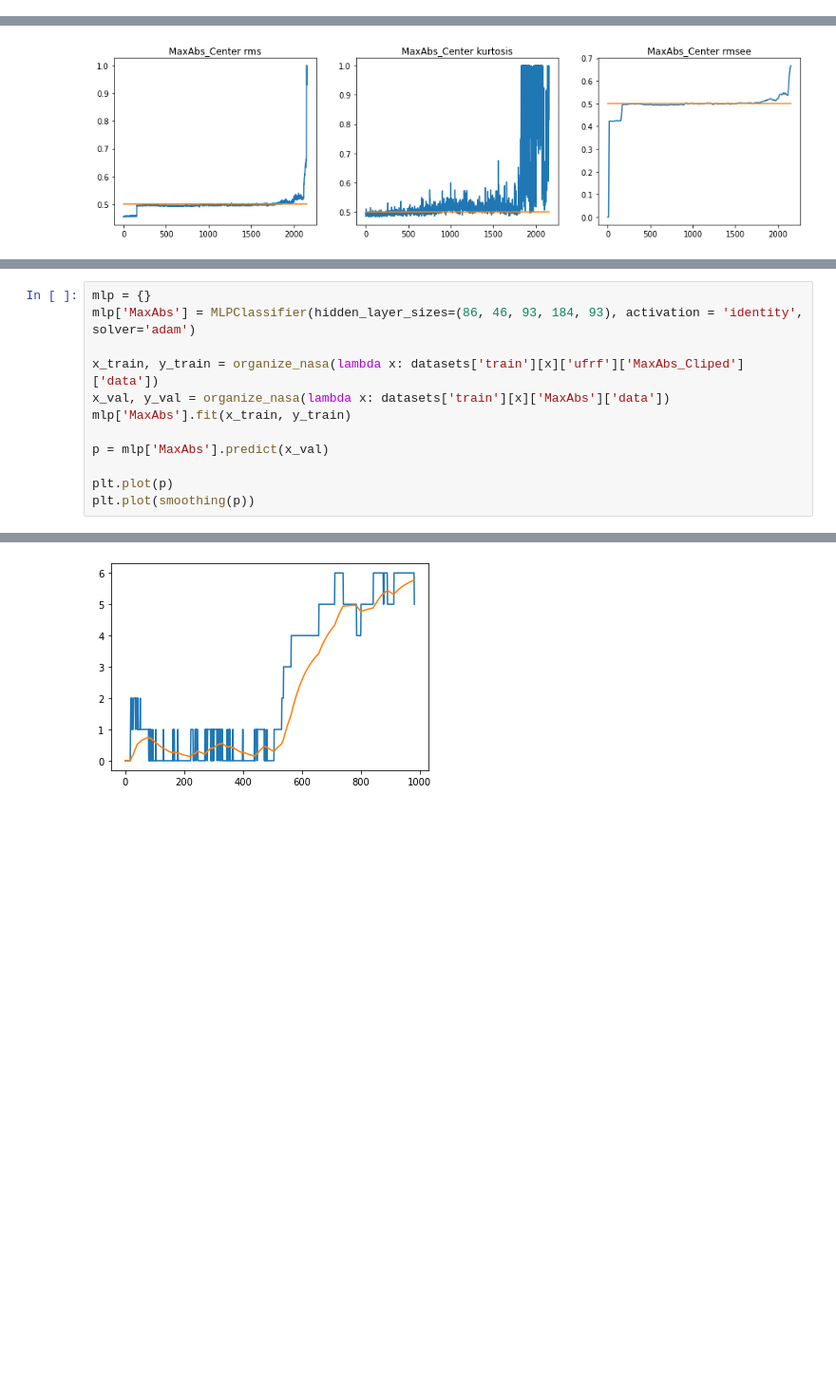
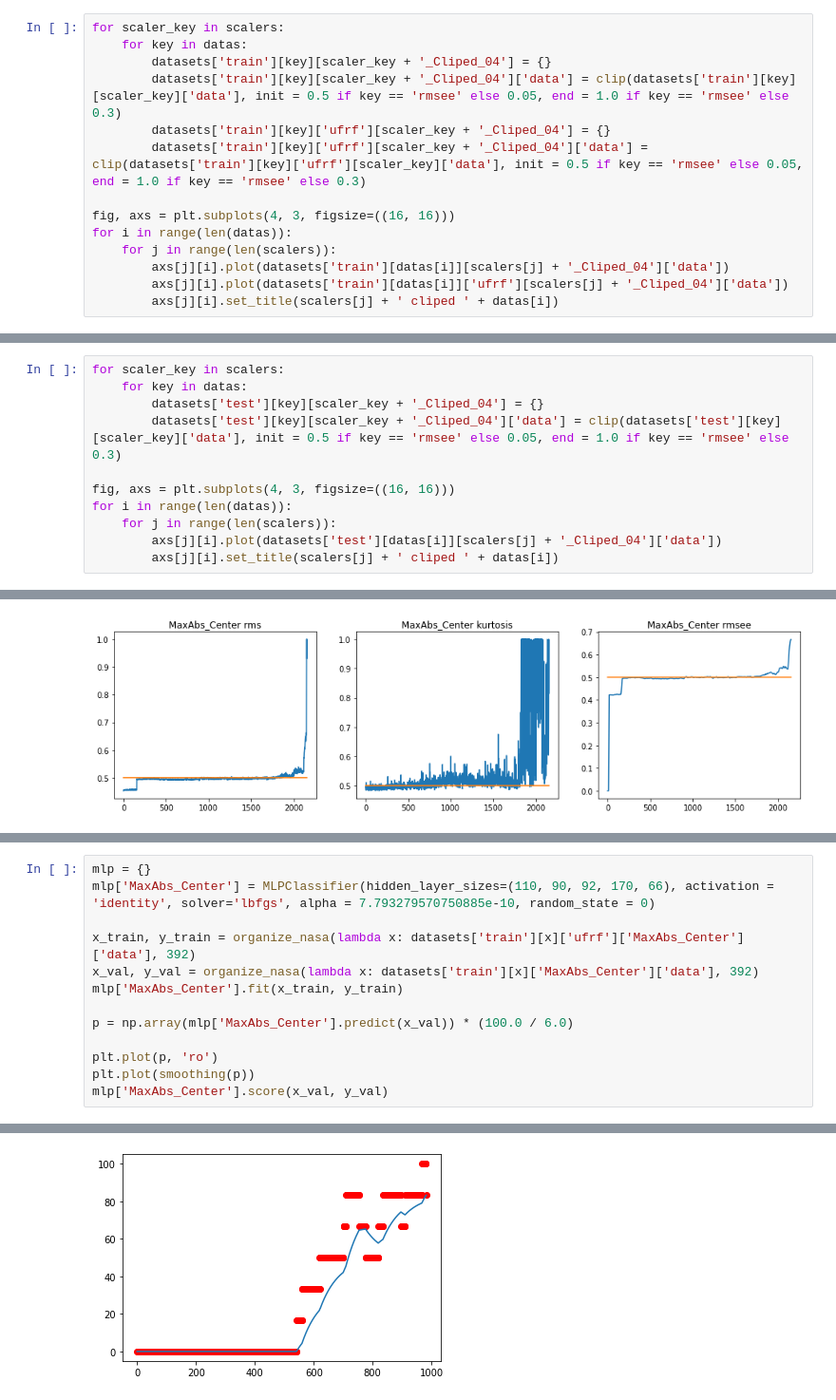
Before and after one commit to LeandroMoura3/neoprog, a Jupyter notebook: weibull_sfam.ipynb, the cells around one changed output, grey strips where cells are left out. Shown at 95% size. Cells and saved outputs as stored; diff of their text form; blank space fills up the shorter version.

```diff
--- a/weibull_sfam.ipynb
+++ b/weibull_sfam.ipynb
@@ -321,3 +362,17 @@ for i in range(len(datas)):
         axs[j][i].set_title(scalers[j] + ' cliped ' + datas[i])
 # %% [output]
 [figure]
+# %%
+for scaler_key in scalers:
+    for key in datas:
+        datasets['train'][key][scaler_key + '_Cliped_04'] = {}
+        datasets['train'][key][scaler_key + '_Cliped_04']['data'] = clip(datasets['train'][key][scaler_key]['data'], init = 0.5 if key == 'rmsee' else 0.05, end = 1.0 if key == 'rmsee' else 0.3)
+        datasets['train'][key]['ufrf'][scaler_key + '_Cliped_04'] = {}
+        datasets['train'][key]['ufrf'][scaler_key + '_Cliped_04']['data'] = clip(datasets['train'][key]['ufrf'][scaler_key]['data'], init = 0.5 if key == 'rmsee' else 0.05, end = 1.0 if key == 'rmsee' else 0.3)
+
+fig, axs = plt.subplots(4, 3, figsize=((16, 16)))
+for i in range(len(datas)):
+    for j in range(len(scalers)):
+        axs[j][i].plot(datasets['train'][datas[i]][scalers[j] + '_Cliped_04']['data'])
+        axs[j][i].plot(datasets['train'][datas[i]]['ufrf'][scalers[j] + '_Cliped_04']['data'])
+        axs[j][i].set_title(scalers[j] + ' cliped ' + datas[i])
@@ -372,3 +429,14 @@ for i in range(len(datas)):
         axs[j][i].set_title(scalers[j] + ' cliped ' + datas[i])
 # %% [output]
 [figure]
+# %%
+for scaler_key in scalers:
+    for key in datas:
+        datasets['test'][key][scaler_key + '_Cliped_04'] = {}
+        datasets['test'][key][scaler_key + '_Cliped_04']['data'] = clip(datasets['test'][key][scaler_key]['data'], init = 0.5 if key == 'rmsee' else 0.05, end = 1.0 if key == 'rmsee' else 0.3)
+
+fig, axs = plt.subplots(4, 3, figsize=((16, 16)))
+for i in range(len(datas)):
+    for j in range(len(scalers)):
+        axs[j][i].plot(datasets['test'][datas[i]][scalers[j] + '_Cliped_04']['data'])
+        axs[j][i].set_title(scalers[j] + ' cliped ' + datas[i])
@@ -512,13 +713,14 @@ sfam['MaxAbs_Center'].predict_nasa(lambda x: datasets['test'][x]['MaxAbs_Center'
 # %%
 mlp = {}
-mlp['MaxAbs'] = MLPClassifier(hidden_layer_sizes=(86, 46, 93, 184, 93), activation = 'identity', solver='adam')
+mlp['MaxAbs_Center'] = MLPClassifier(hidden_layer_sizes=(110, 90, 92, 170, 66), activation = 'identity', solver='lbfgs', alpha = 7.793279570750885e-10, random_state = 0)
 
-x_train, y_train = organize_nasa(lambda x: datasets['train'][x]['ufrf']['MaxAbs_Cliped']['data'])
-x_val, y_val = organize_nasa(lambda x: datasets['train'][x]['MaxAbs']['data'])
-mlp['MaxAbs'].fit(x_train, y_train)
+x_train, y_train = organize_nasa(lambda x: datasets['train'][x]['ufrf']['MaxAbs_Center']['data'], 392)
+x_val, y_val = organize_nasa(lambda x: datasets['train'][x]['MaxAbs_Center']['data'], 392)
+mlp['MaxAbs_Center'].fit(x_train, y_train)
 
-p = mlp['MaxAbs'].predict(x_val)
+p = np.array(mlp['MaxAbs_Center'].predict(x_val)) * (100.0 / 6.0)
 
-plt.plot(p)
+plt.plot(p, 'ro')
 plt.plot(smoothing(p))
+mlp['MaxAbs_Center'].score(x_val, y_val)
 # %% [output]
@@ -526,2 +733,2 @@ plt.plot(smoothing(p))
-[figure, old version]
+[figure, new version]
 # %%
```
Also changed, not shown: parts of 26 cells of this notebook.
